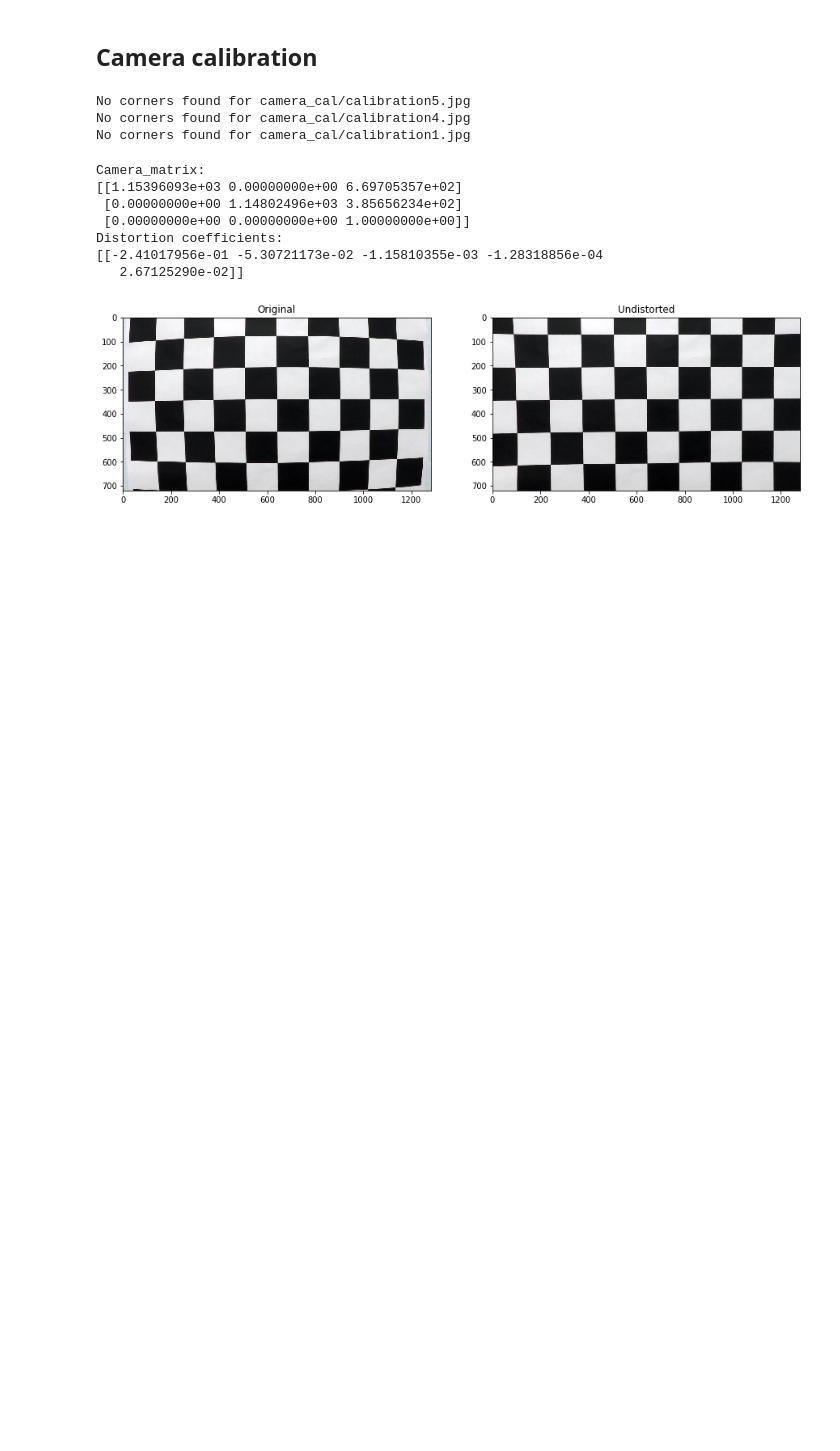
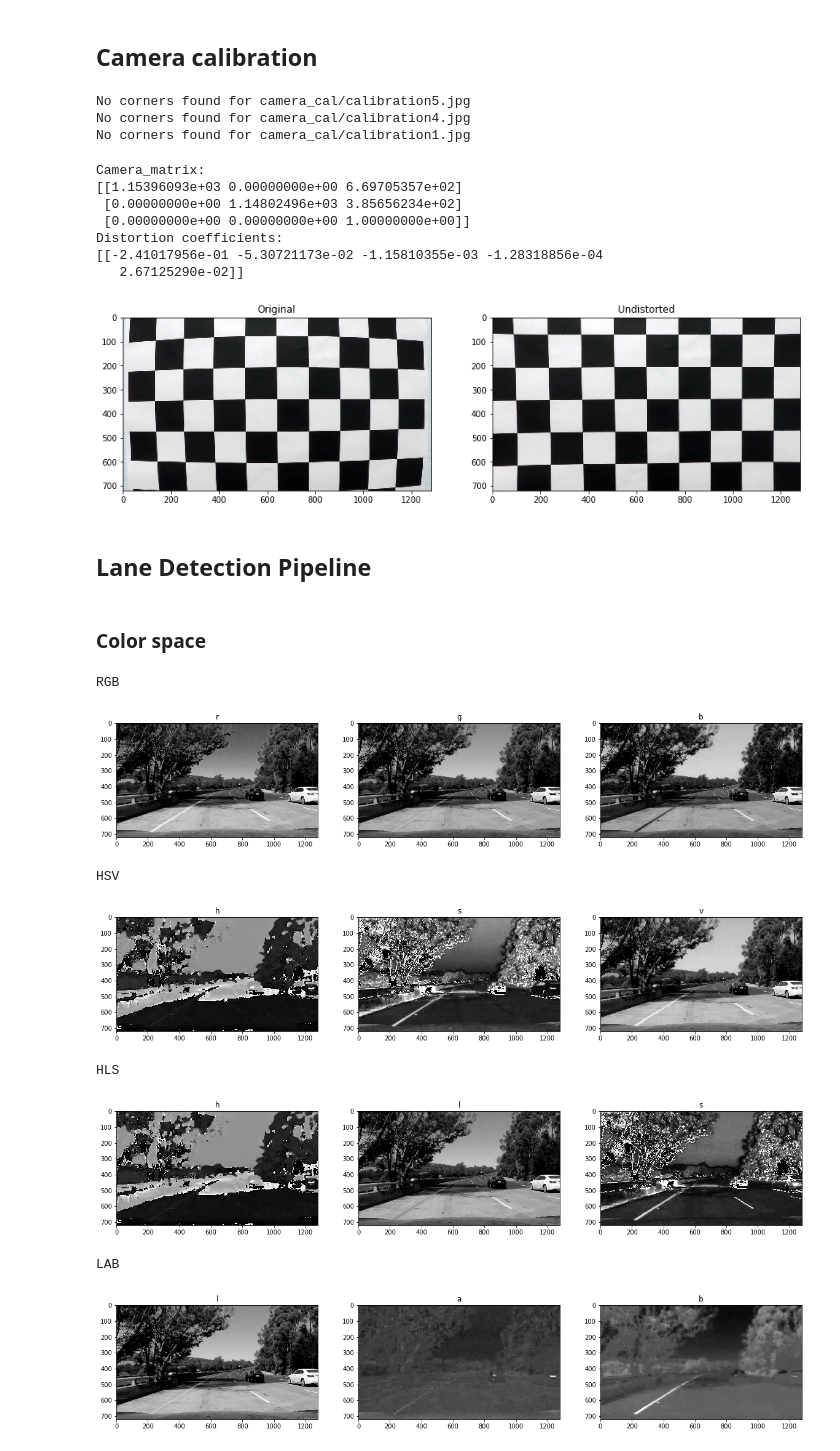
Before and after one commit to rummanwaqar/CarND-Advanced-Lane-Lines, a Jupyter notebook: Advance Lane Finding.ipynb, the cells around one changed output. Saved outputs shown, nothing was run; the diff lists cells and outputs as text; code cells hidden in the pictures; blank space fills up the shorter version.

Commit message:
color thresholding

```diff
--- a/Advance Lane Finding.ipynb
+++ b/Advance Lane Finding.ipynb
@@ -102,3 +103,46 @@ plt.savefig(os.path.join(output_folder, 'calibration.jpg'), bbox_inches='tight')
 plt.show()
 # %% [output]
 [figure]
+# %% [markdown]
+## Lane Detection Pipeline
+# %%
+# sample images
+images = glob.glob('test_images/*.jpg')
+# %%
+def display_channels(img, labels, save_path=''):
+    assert len(labels)==3 and img.shape[2]==3
+    plt.figure(figsize=(20,10))
+    plt.subplot(131)
+    plt.title(labels[0])
+    plt.imshow(img[:,:,0], cmap='gray')
+    plt.subplot(132)
+    plt.title(labels[1])
+    plt.imshow(img[:,:,1], cmap='gray')
+    plt.subplot(133)
+    plt.title(labels[2])
+    plt.imshow(img[:,:,2], cmap='gray')
+    if save_path:
+        plt.savefig(save_path)
+    plt.show()
+# %% [markdown]
+### Color space
+# %%
+# color spaces test
+img = mpimg.imread(images[1])
+print("RGB")
+display_channels(img, ['r','g','b'], os.path.join(output_folder, 'rgb'))
+print("HSV")
+display_channels(cv2.cvtColor(img, cv2.COLOR_RGB2HSV), ['h', 's', 'v'], os.path.join(output_folder, 'hsv'))
+print("HLS")
+display_channels(cv2.cvtColor(img, cv2.COLOR_RGB2HLS), ['h', 'l', 's'], os.path.join(output_folder, 'hls'))
+print("LAB")
+display_channels(cv2.cvtColor(img, cv2.COLOR_RGB2Lab), ['l', 'a', 'b'], os.path.join(output_folder, 'lab'))
+# %% [output]
+RGB
+[figure, added]
+HSV
+[figure, added]
+HLS
+[figure, added]
+LAB
+[figure, added]
```
Also changed, not shown: parts of 9 cells of this notebook, 9 other files.
